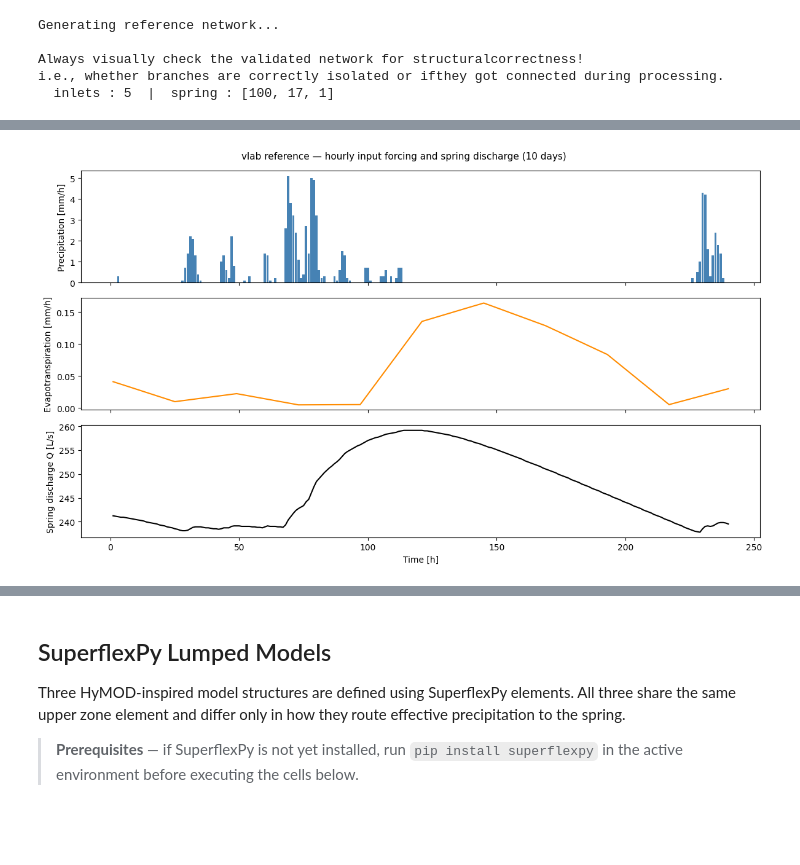
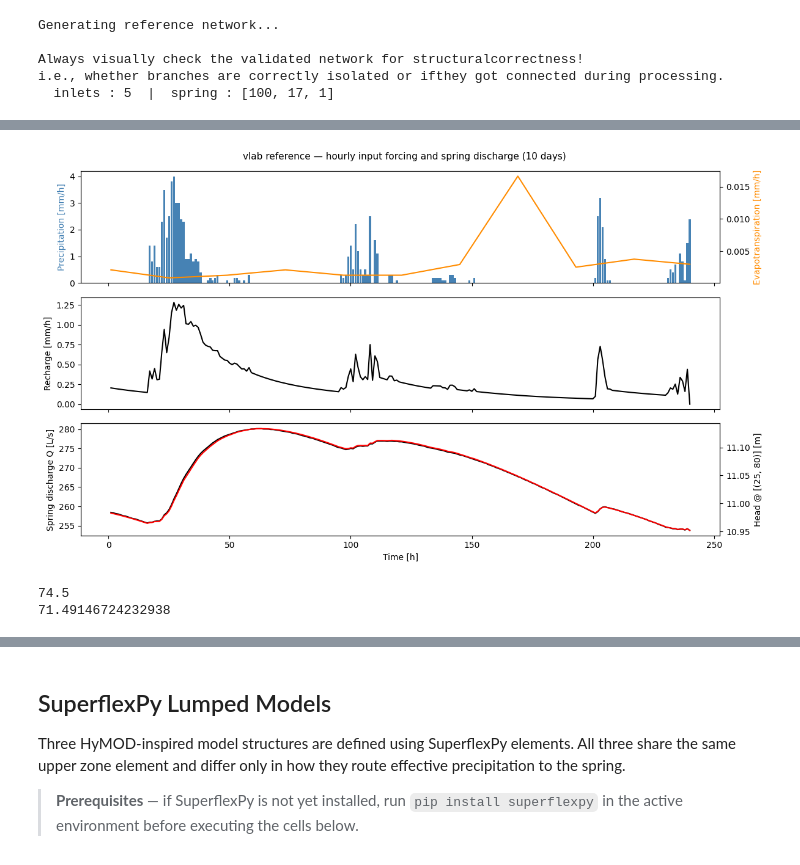
Before and after one commit to iGW-TU-Dresden/CFPy, a Jupyter notebook: vlab/examples/VLAB_06.ipynb, the cells around one changed output, grey strips where cells are left out. Drawn from its saved outputs; the diff is of its cells as text; code cells hidden in the pictures; blank space fills up the shorter version.

```diff
--- a/vlab/examples/VLAB_06.ipynb
+++ b/vlab/examples/VLAB_06.ipynb
@@ -36,9 +36,9 @@ from pathlib import Path
 # %% [markdown]
 ## Configuration
 # %%
-N_DAYS         = 10           # 10-day study window at hourly resolution
+N_DAYS         = 10 # 18 # 10           # 10-day study window at hourly resolution
 N_HOURS        = N_DAYS * 24  # 240 hourly stress periods
-START          = 104          # starting index in the daily climate data
+START          = 29 # 8 # 104          # starting index in the daily climate data
 NSTP           = 1            # 1 internal time step per MODFLOW stress period
 N_WARMUP_TILES = 5            # how many times to tile the forcing for warmup
                               # (matches vlab.Epikarst n_tiles default)
@@ -82,19 +109,22 @@ the same pattern as in VLAB_05.
 # %%
 s = vlab.System(
     temporal_resolution='hourly',
-    groundwater=vlab.Groundwater(nstp=NSTP),
+    lay_elevs=[300., 0.],
+    groundwater=vlab.Groundwater(nstp=NSTP, nz=10),
     data=data,
     recharge_params=vlab.RechargeParams(stochastic=False),
     network_structure=vlab.NetworkStructure(stochastic=False),
     network_properties=vlab.NetworkProperties(
         stochastic=False,
-        values={"k_exchange": 1e-3}),
-    aquifer_params=vlab.AquiferParams(stochastic=False),
+        values={"k_exchange": 1e-2}),
+    aquifer_params=vlab.AquiferParams(
+        stochastic=False,
+        values={"hk": 1e-2}),
 )
 
 print("Generating reference network...")
 network = s.generate_network(
-    random_state=None, working_dir=WORKING_DIR, cleanup=True
+    random_state=None, working_dir=WORKING_DIR, cleanup=True, flat_network=True,
 )
 print(f"  inlets : {len(network.idxs_inlet)}  |  spring : {network.idxs_spring}")
 # %% [output]
@@ -137,6 +167,10 @@ success, Q_ref, heads = s.simulate_from_network(
 if not success:
     raise RuntimeError("Reference simulation failed — check CFPv2.exe and model setup.")
 
+# get recharge time series
+# the recharge time series itself does NOT contain the steady state recharge, so we don't need to discard anything
+rch = s.simulate_recharge() / 24. # convert to mm/h
+
 # Index 0 of Q_ref is the steady-state warm-up; skip it and convert m³/s → L/s
 Q_ref_Ls = Q_ref.values[1:] * 1000
 t_hours  = np.arange(1, N_HOURS + 1)
@@ -151,21 +185,38 @@ Elapsed time (write nbr data): 0.25 s
 # %%
 fig, (ax1, ax2, ax3) = plt.subplots(3, 1, figsize=(12, 7), sharex=True)
 
+heads_point = [25, 80] # row, col
+
+ax1_t = ax1.twinx()
+ax3_t = ax3.twinx()
+
 ax1.bar(t_hours, data.prec.values, color='steelblue', width=0.9)
-ax1.set_ylabel('Precipitation [mm/h]')
+ax1.set_ylabel('Precipitation [mm/h]', c='steelblue')
 
-ax2.plot(t_hours, data.evap.values, color='darkorange', lw=1.5)
-ax2.set_ylabel('Evapotranspiration [mm/h]')
+ax1_t.plot(t_hours, data.evap.values, color='darkorange', lw=1.5)
+ax1_t.set_ylabel('Evapotranspiration [mm/h]', c='darkorange')
+
+ax2.plot(t_hours, rch, color='k', lw=1.5)
+ax2.set_ylabel('Recharge [mm/h]')
 
 ax3.plot(t_hours, Q_ref_Ls, color='black', lw=1.5)
 ax3.set_ylabel('Spring discharge Q [L/s]')
 ax3.set_xlabel('Time [h]')
+
+ax3_t.plot(t_hours, heads[1:, 0, heads_point[0], heads_point[1]], color='red', lw=1.5)
+ax3_t.set_ylabel(f'Head @ [{heads_point[0], heads_point[1]}] [m]')
 
 plt.suptitle(
     'vlab reference — hourly input forcing and spring discharge (10 days)',
     fontsize=11,
 )
 plt.tight_layout()
 plt.show()
 # %% [output]
-[figure, old version]
+[figure, new version]
+# %%
+print(np.sum(data.prec.values))
+print(np.sum(rch))
+# %% [output]
+74.5
+71.49146724232938
```
Also changed, not shown: parts of 8 cells of this notebook, 1 other file.
